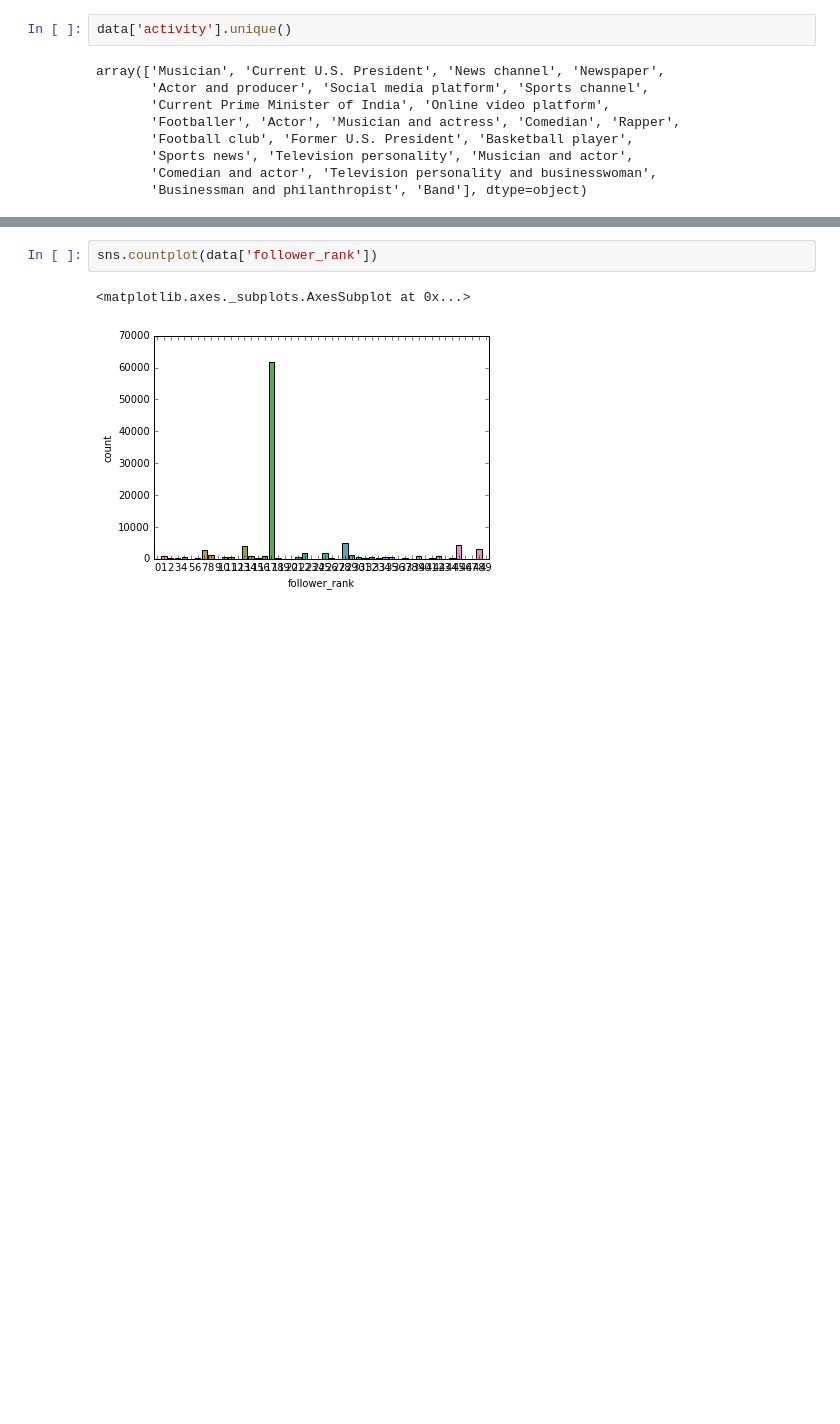
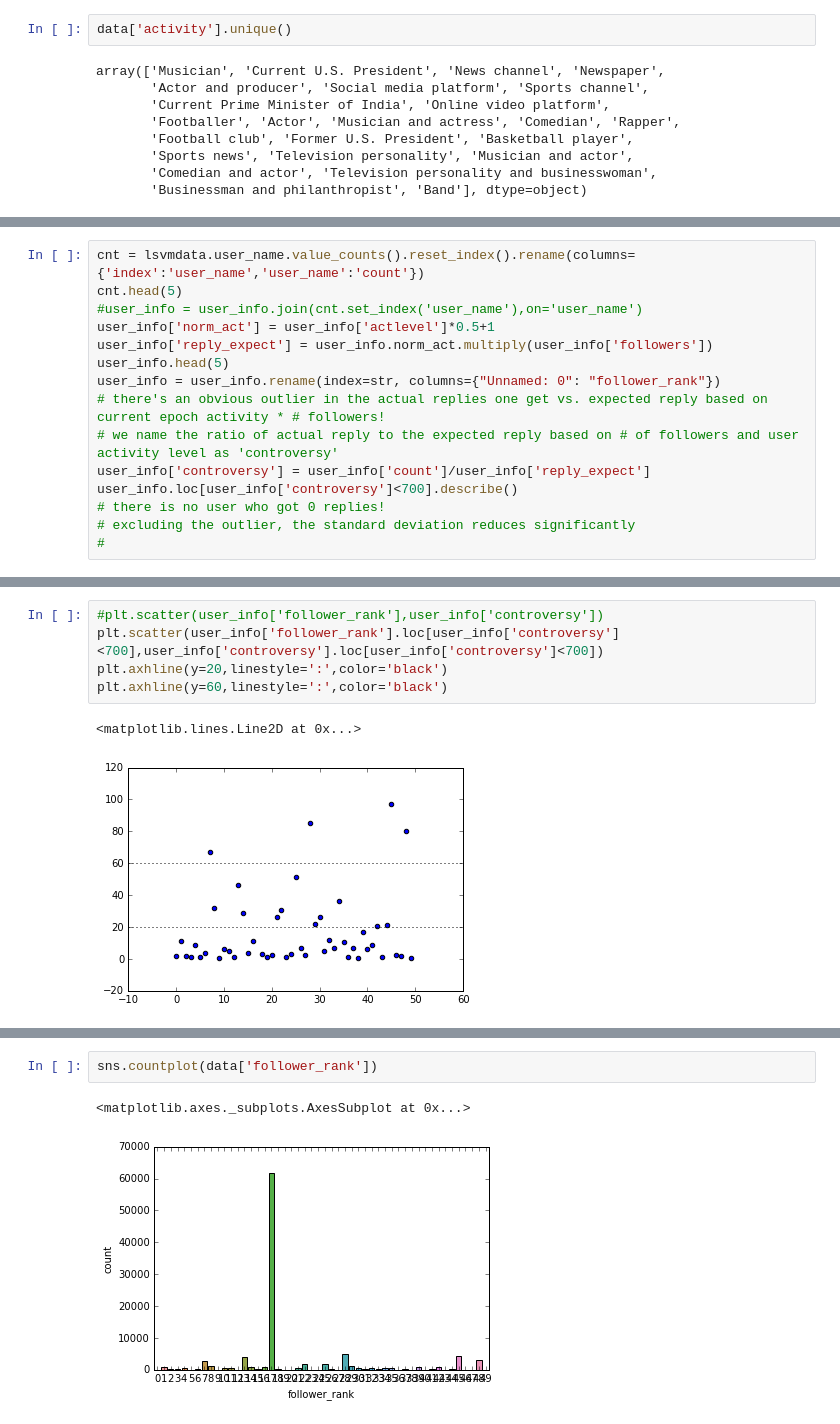
Before and after one commit to jee1213/twitter_sentiment, a Jupyter notebook: twitter_NLP_insult_GloVe_RNN.ipynb, the cells around one changed output, grey strips where cells are left out. Cells and saved outputs as stored; diff of their text form; blank space fills up the shorter version.

```diff
--- a/twitter_NLP_insult_GloVe_RNN.ipynb
+++ b/twitter_NLP_insult_GloVe_RNN.ipynb
@@ -1047,0 +1041,15 @@ ii) the active_level which is (# reply / number of tweets in the past) (some giv
+# %%
+cnt = lsvmdata.user_name.value_counts().reset_index().rename(columns={'index':'user_name','user_name':'count'})
+cnt.head(5)
+#user_info = user_info.join(cnt.set_index('user_name'),on='user_name')
+user_info['norm_act'] = user_info['actlevel']*0.5+1
+user_info['reply_expect'] = user_info.norm_act.multiply(user_info['followers'])
+user_info.head(5)
+user_info = user_info.rename(index=str, columns={"Unnamed: 0": "follower_rank"})
+# there's an obvious outlier in the actual replies one get vs. expected reply based on current epoch activity * # followers!
+# we name the ratio of actual reply to the expected reply based on # of followers and user activity level as 'controversy'
+user_info['controversy'] = user_info['count']/user_info['reply_expect']
+user_info.loc[user_info['controversy']<700].describe()
+# there is no user who got 0 replies!
+# excluding the outlier, the standard deviation reduces significantly
+#
@@ -1047,0 +1066,8 @@ ii) the active_level which is (# reply / number of tweets in the past) (some giv
+# %%
+#plt.scatter(user_info['follower_rank'],user_info['controversy'])
+plt.scatter(user_info['follower_rank'].loc[user_info['controversy']<700],user_info['controversy'].loc[user_info['controversy']<700])
+plt.axhline(y=20,linestyle=':',color='black')
+plt.axhline(y=60,linestyle=':',color='black')
+# %% [output]
+<matplotlib.lines.Line2D at 0x...>
+[figure, added]
```
Also changed, not shown: parts of 19 cells of this notebook.
